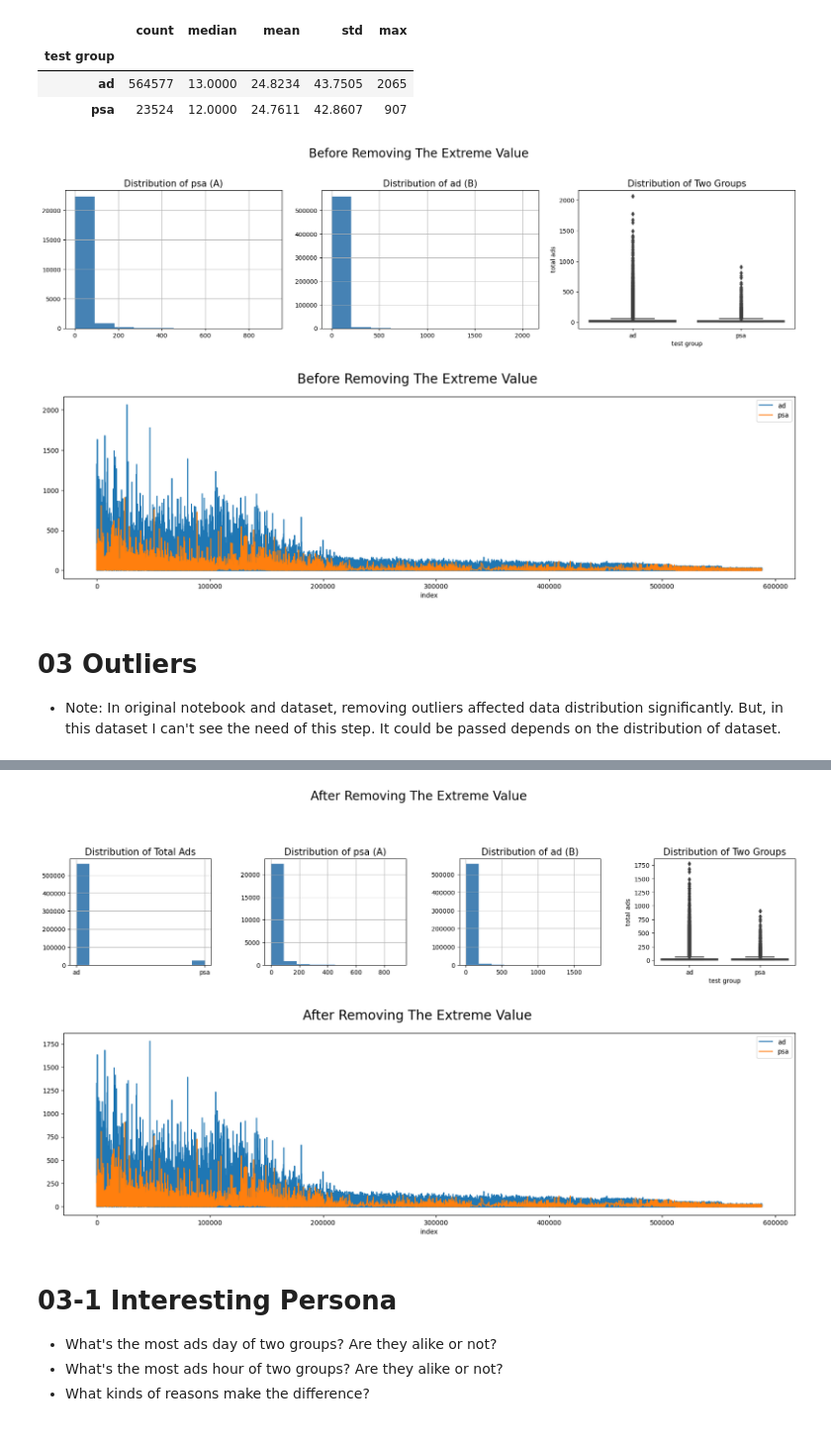
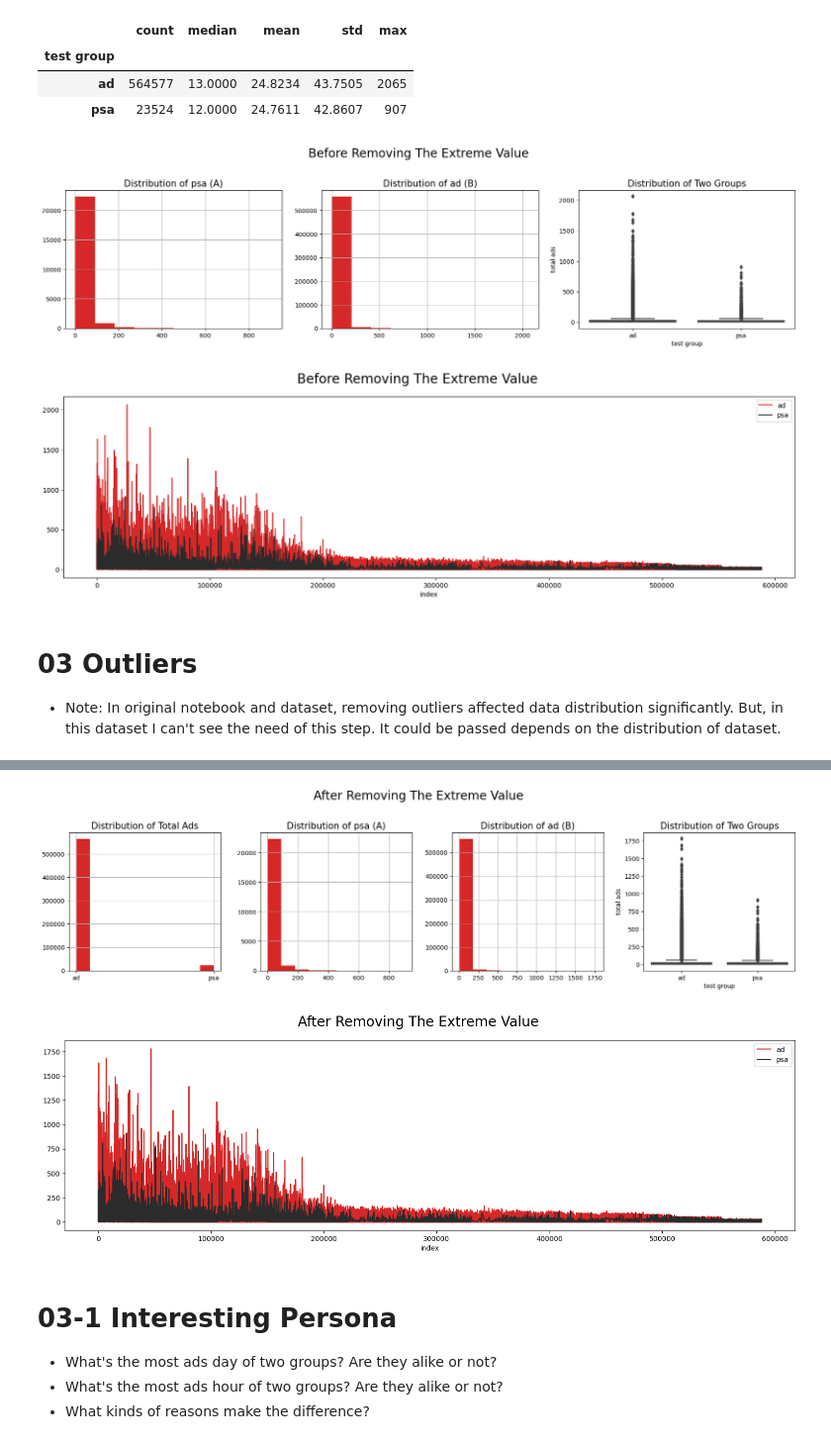
Before and after one commit to Chu-c-git/DS-SideProject_01_AB-Testing, a Jupyter notebook: Code/marketing-a-b-testing.ipynb, the cells around one changed output, grey strips where cells are left out. Shown at 99% size. Cells and saved outputs as stored; diff of their text form; code cells hidden in the pictures.

Commit message:
graph_color_adjust

```diff
--- a/Code/marketing-a-b-testing.ipynb
+++ b/Code/marketing-a-b-testing.ipynb
@@ -1,35 +1,19 @@
 # %%
-# This Python 3 environment comes with many helpful analytics libraries installed
-# It is defined by the kaggle/python Docker image: https://github.com/kaggle/docker-python
-# For example, here's several helpful packages to load
-
+# Import packages
 import numpy as np # linear algebra
 import pandas as pd # data processing, CSV file I/O (e.g. pd.read_csv)
 import seaborn as sns
 import matplotlib.pyplot as plt
 import os
-
-# Hypothesis Testing
-# -----------------------------------
 from scipy.stats import shapiro
 import scipy.stats as stats
-
-# Configuration
-# -----------------------------------
 import warnings
+import time
 warnings.filterwarnings("ignore")
 warnings.simplefilter(action='ignore', category=FutureWarning)
-
 pd.set_option('display.max_columns', None)
 pd.options.display.float_format = '{:.4f}'.format
 
-# Input data files are available in the read-only "../input/" directory
-# For example, running this (by clicking run or pressing Shift+Enter) will list all files under the input directory
-
-import os
-for dirname, _, filenames in os.walk('/kaggle/input'):
-    for filename in filenames:
-        print(os.path.join(dirname, filename))
-
-# You can write up to 20GB to the current directory (/kaggle/working/) that gets preserved as output when you create a version using "Save & Run All"
-# You can also write temporary files to /kaggle/temp/, but they won't be saved outside of the current session
+# Config
+ROOT_PATH = r"D:\TUIC Projects\CV\Data-Science-SideProject_01_AB-Testing"
+save_path = ROOT_PATH + r"\Graph"
@@ -55,0 +20,5 @@ memory usage: 27.5+ MB
+# %%
+# 取得當前工作目錄路徑
+file_path = r"D:\TUIC Projects\CV\Data-Science-SideProject_01_AB-Testing\Dataset\marketing_AB.csv"
+raw = pd.read_csv(file_path)
+raw.info()
@@ -119,8 +103,8 @@ raw.groupby("test group")["total ads"].agg(["count", "median", "mean", "std", "m
 | psa | 23524 | 12.0000 | 24.7611 | 42.8607 | 907 |
 # %%
 fig, axes = plt.subplots(1, 3, figsize = (18,5))
-raw[(raw["test group"] == "psa")].hist("total ads", ax = axes[0], color = "steelblue")
-raw[(raw["test group"] == "ad")].hist("total ads", ax = axes[1], color = "steelblue")
+raw[(raw["test group"] == "psa")].hist("total ads", ax = axes[0], color = "#D62828")
+raw[(raw["test group"] == "ad")].hist("total ads", ax = axes[1], color = "#D62828")
 sns.boxplot(x = raw["test group"], y = raw["total ads"], ax = axes[2])
 
 plt.suptitle("Before Removing The Extreme Value", fontsize = 20)
@@ -128,15 +112,17 @@ axes[0].set_title("Distribution of psa (A)", fontsize = 15)
 axes[1].set_title("Distribution of ad (B)", fontsize = 15)
 axes[2].set_title("Distribution of Two Groups", fontsize = 15)
 
-plt.tight_layout(pad = 2);
+plt.tight_layout(pad = 2)
+plt.savefig(save_path + r"\Before_Removing_The_Extreme_Value_barchart.png")
 # %% [output]
-[figure, old version]
+[figure, new version]
 # %%
-raw[raw["test group"] == "ad"].reset_index().set_index("index")["total ads"].plot(legend = True, label = "ad", figsize = (20,5))
-raw[raw["test group"] == "psa"].reset_index().set_index("index")["total ads"].plot(legend = True, label = "psa")
-plt.suptitle("Before Removing The Extreme Value", fontsize = 20);
+raw[raw["test group"] == "ad"].reset_index().set_index("index")["total ads"].plot(legend = True, label = "ad", figsize = (20,5), color = "#D62828")
+raw[raw["test group"] == "psa"].reset_index().set_index("index")["total ads"].plot(legend = True, label = "psa", color = "#2B2B2B")
+plt.suptitle("Before Removing The Extreme Value", fontsize = 20)
+plt.savefig(save_path + r"\Before_Removing_The_Extreme_Value_Line.png")
 # %% [output]
-[figure, old version]
+[figure, new version]
 # %% [markdown]
 # 03 Outliers
 - Note: In original notebook and dataset, removing outliers affected data distribution significantly. But, in this dataset I can't see the need of this step. It could be passed depends on the distribution of dataset.
@@ -150,9 +136,9 @@ raw.describe([0.01, 0.05, 0.10, 0.20, 0.80, 0.90, 0.95, 0.99])[["total ads"]].T
 | total ads | 588100.0000 | 24.8174 | 43.6342 | 1.0000 | 1.0000 | 1.0000 | 2.0000 | 3.0000 | 13.0000 | 33.0000 | 57.0000 | ... |
 # %%
 fig, axes = plt.subplots(1, 4, figsize = (18,5))
-raw["test group"].hist(ax = axes[0], color = "steelblue")
-raw[(raw["test group"] == "psa")].hist("total ads", ax = axes[1], color = "steelblue")
-raw[(raw["test group"] == "ad")].hist("total ads", ax = axes[2], color = "steelblue")
+raw["test group"].hist(ax = axes[0], color = "#D62828")
+raw[(raw["test group"] == "psa")].hist("total ads", ax = axes[1], color = "#D62828")
+raw[(raw["test group"] == "ad")].hist("total ads", ax = axes[2], color = "#D62828")
 sns.boxplot(x = raw["test group"], y = raw["total ads"], ax = axes[3])
 
 plt.suptitle("After Removing The Extreme Value", fontsize = 20)
@@ -161,15 +147,17 @@ axes[1].set_title("Distribution of psa (A)", fontsize = 15)
 axes[2].set_title("Distribution of ad (B)", fontsize = 15)
 axes[3].set_title("Distribution of Two Groups", fontsize = 15)
 
-plt.tight_layout(pad = 4);
+plt.tight_layout(pad = 2)
+plt.savefig(save_path + r"\After_Removing_The_Extreme_Value_barchart.png")
 # %% [output]
-[figure, old version]
+[figure, new version]
 # %%
-raw[raw["test group"] == "ad"].reset_index().set_index("index")["total ads"].plot(legend = True, label = "ad", figsize = (20,5))
-raw[raw["test group"] == "psa"].reset_index().set_index("index")["total ads"].plot(legend = True, label = "psa")
-plt.suptitle("After Removing The Extreme Value", fontsize = 20);
+raw[raw["test group"] == "ad"].reset_index().set_index("index")["total ads"].plot(legend = True, label = "ad", figsize = (19,5), color = "#D62828")
+raw[raw["test group"] == "psa"].reset_index().set_index("index")["total ads"].plot(legend = True, label = "psa", color = "#2B2B2B")
+plt.suptitle("After Removing The Extreme Value", fontsize = 20)
+plt.savefig(save_path + r"\After_Removing_The_Extreme_Value_Line.png")
 # %% [output]
-[figure, old version]
+[figure, new version]
 # %% [markdown]
 # 03-1 Interesting Persona
 - What's the most ads day of two groups? Are they alike or not?
```
Also changed, not shown: parts of 6 cells of this notebook, 9 other files.
